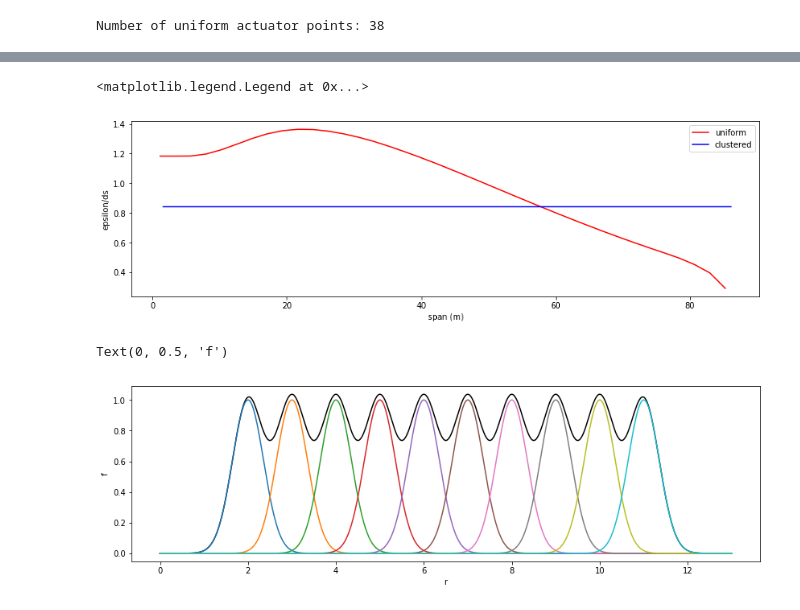
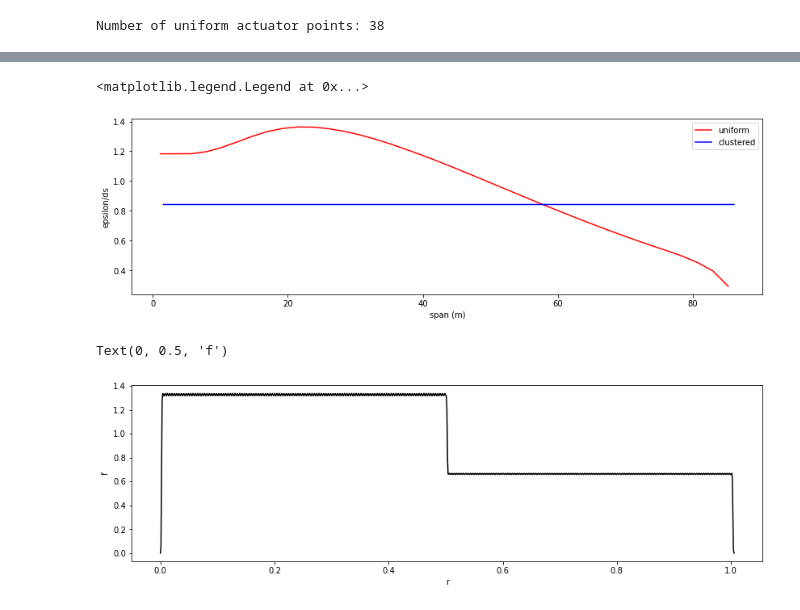
Before and after one commit to mchurchf/usefulTools, a Jupyter notebook: python/actuatorClusteringTool.ipynb, the cells around one changed output, grey strips where cells are left out. Cells and saved outputs as stored; diff of their text form; code cells hidden in the pictures.

Commit message:
Updating the actuatorClusteringTool

```diff
--- a/python/actuatorClusteringTool.ipynb
+++ b/python/actuatorClusteringTool.ipynb
@@ -83,7 +83,7 @@ computeBodyForceBeyondTip = 0.01   # Percentage beyond tips to compute body forc
 
 forcePerUnitLength = 1.0           # Force per unit length for visualizing body force.
 
-bladeGeometryFile = '/scratch/mchurchf/equinor.FY22/DTU_10MW/DTU_10MW/BLADEGEO-DTU.dat'
+bladeGeometryFile = './DTU10MW_AeroDyn15_Blades.original.dat'
 # %%
 ### Read the necessary blade geometry data.  This may have to be changed for different formats.  This is currently
 #   set up for a simple OpenFAST input.
@@ -290,42 +290,49 @@ plt.ylabel('epsilon/ds')
 plt.legend(['uniform','clustered'])
 # %% [output]
 <matplotlib.legend.Legend at 0x...>
-[figure, old version]
+[figure, new version]
 # %%
 ### Just a little place to play with the effect of epsilon size vs. Gaussian spacing on
 #   smoothness of the summed Gaussians.  I do not have a rigorous reason why a value of eps/dr > 0.85
 #   is acceptable other than it visually begins to look oscillation-free at this value.
 
-nActuatorPoints = 10
-dr = 1.0
+#eps = dr*smoothnessRatio
+eps = 0.001
+length = 1.0
+nActuatorPoints = 850
+dr = length/(nActuatorPoints-1)
 xP = []
 for i in range(nActuatorPoints):
     if (i == 0):
         xP.append(2.0*dr)
     else:
         xP.append(xP[i-1] + dr)
 
 x = np.linspace(0.0,np.max(xP)+2.0*dr,1000)
 
-#eps = dr*smoothnessRatio
-eps = dr*0.5
+
 
 fP = []
 for i in range(nActuatorPoints):
-    fP.append(np.exp(-np.square((x-xP[i])/eps)))
+    if (i < int(nActuatorPoints/2)):
+        force = 1.0
+    else:
+        force = 0.5
+
+    fP.append(force*np.exp(-np.square((x-xP[i])/eps)))
     if (i == 0):
         f = np.copy(fP[i])
     else:
         f = f + fP[i]
 
 
 plt.figure(figsize=(14,4))
 plt.plot(x,f,'k-')
-for i in range(nActuatorPoints):
-    plt.plot(x,fP[i])
+#for i in range(nActuatorPoints):
+    #plt.plot(x,fP[i])
 #plt.ylim((1.5,1.65))
 plt.xlabel('r')
 plt.ylabel('f')
 # %% [output]
 Text(0, 0.5, 'f')
-[figure, old version]
+[figure, new version]
```
Also changed, not shown: parts of 1 cell of this notebook, 1 other file.
